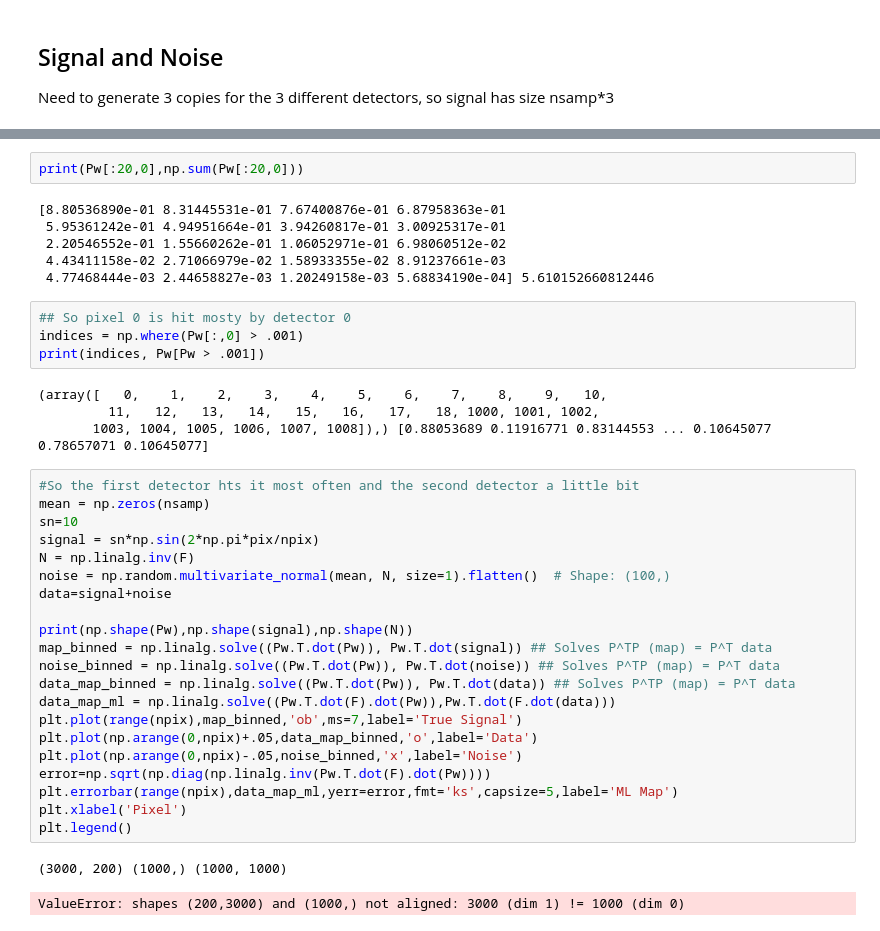
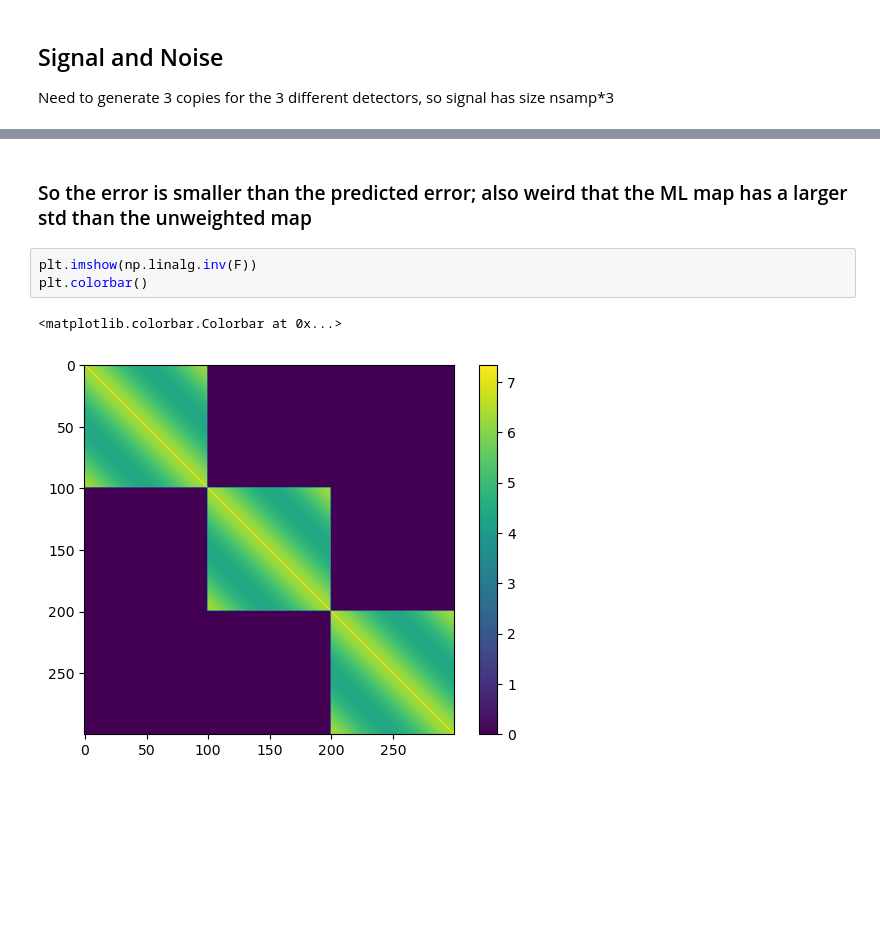
Before and after one commit to dodelson/SPT, a Jupyter notebook: Naess.ipynb, the cells around one changed output, grey strips where cells are left out. Drawn from its saved outputs; the diff is of its cells as text; blank space fills up the shorter version.

```diff
--- a/Naess.ipynb
+++ b/Naess.ipynb
@@ -337,40 +399,8 @@ print(np.sum(Pw[:,1]))
-# %%
-print(Pw[:20,0],np.sum(Pw[:20,0]))
-# %% [output]
-[8.80536890e-01 8.31445531e-01 7.67400876e-01 6.87958363e-01
- 5.95361242e-01 4.94951664e-01 3.94260817e-01 3.00925317e-01
- 2.20546552e-01 1.55660262e-01 1.06052971e-01 6.98060512e-02
- 4.43411158e-02 2.71066979e-02 1.58933355e-02 8.91237661e-03
- 4.77468444e-03 2.44658827e-03 1.20249158e-03 5.68834190e-04] 5.610152660812446
+# %% [markdown]
+### So the error is smaller than the predicted error; also weird that the ML map has a larger std than the unweighted map
 # %%
-## So pixel 0 is hit mosty by detector 0
-indices = np.where(Pw[:,0] > .001)
-print(indices, Pw[Pw > .001])
+plt.imshow(np.linalg.inv(F))
+plt.colorbar()
 # %% [output]
-(array([   0,    1,    2,    3,    4,    5,    6,    7,    8,    9,   10,
-         11,   12,   13,   14,   15,   16,   17,   18, 1000, 1001, 1002,
-       1003, 1004, 1005, 1006, 1007, 1008]),) [0.88053689 0.11916771 0.83144553 ... 0.10645077 0.78657071 0.10645077]
+<matplotlib.colorbar.Colorbar at 0x...>
+[figure, added]
-# %%
-#So the first detector hts it most often and the second detector a little bit
-mean = np.zeros(nsamp)
-sn=10
-signal = sn*np.sin(2*np.pi*pix/npix)
-N = np.linalg.inv(F)
-noise = np.random.multivariate_normal(mean, N, size=1).flatten()  # Shape: (100,)
-data=signal+noise
-
-print(np.shape(Pw),np.shape(signal),np.shape(N))
-map_binned = np.linalg.solve((Pw.T.dot(Pw)), Pw.T.dot(signal)) ## Solves P^TP (map) = P^T data
-noise_binned = np.linalg.solve((Pw.T.dot(Pw)), Pw.T.dot(noise)) ## Solves P^TP (map) = P^T data
-data_map_binned = np.linalg.solve((Pw.T.dot(Pw)), Pw.T.dot(data)) ## Solves P^TP (map) = P^T data
-data_map_ml = np.linalg.solve((Pw.T.dot(F).dot(Pw)),Pw.T.dot(F.dot(data)))
-plt.plot(range(npix),map_binned,'ob',ms=7,label='True Signal')
-plt.plot(np.arange(0,npix)+.05,data_map_binned,'o',label='Data')
-plt.plot(np.arange(0,npix)-.05,noise_binned,'x',label='Noise')
-error=np.sqrt(np.diag(np.linalg.inv(Pw.T.dot(F).dot(Pw))))
-plt.errorbar(range(npix),data_map_ml,yerr=error,fmt='ks',capsize=5,label='ML Map')
-plt.xlabel('Pixel')
-plt.legend()
-# %% [output]
-(3000, 200) (1000,) (1000, 1000)
-ValueError: shapes (200,3000) and (1000,) not aligned: 3000 (dim 1) != 1000 (dim 0)
```
Also changed, not shown: parts of 30 cells of this notebook.
